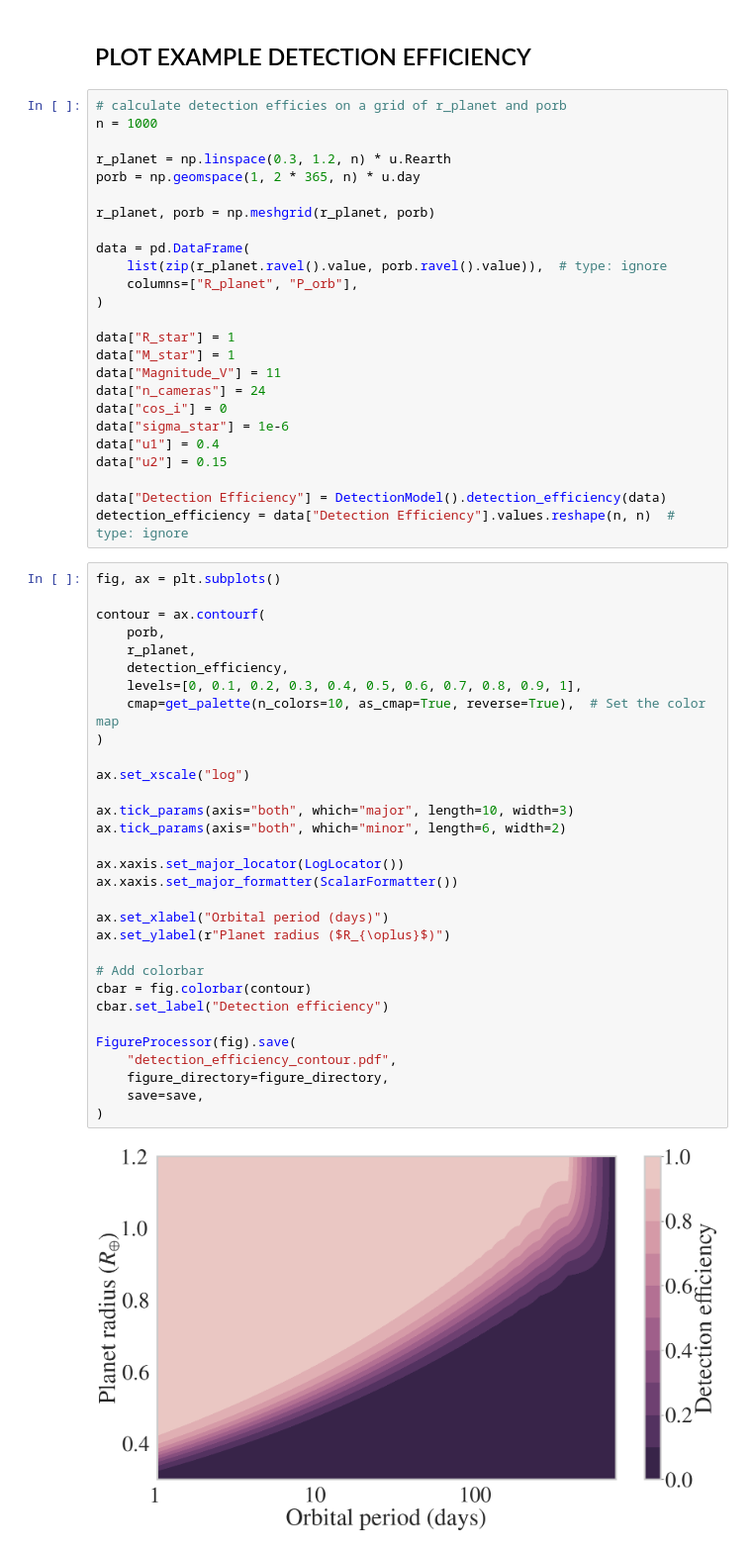
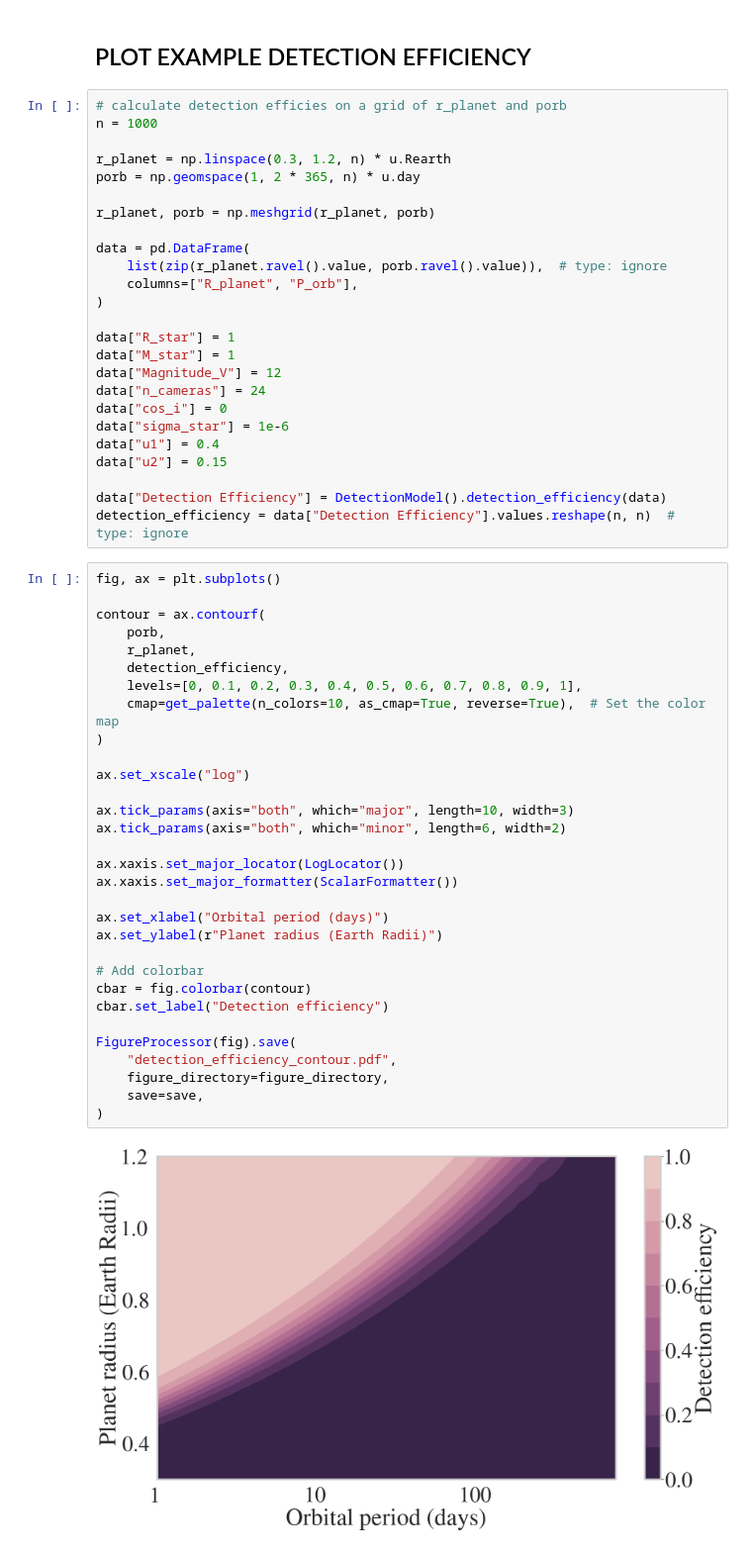
Before and after one commit to ChrisBoettner/plato, a Jupyter notebook: notebooks/05_detection_efficiency.ipynb, the cells around one changed output. Shown at 99% size. Cells and saved outputs as stored; diff of their text form.

```diff
--- a/notebooks/05_detection_efficiency.ipynb
+++ b/notebooks/05_detection_efficiency.ipynb
@@ -31,7 +38,7 @@ data = pd.DataFrame(
 
 data["R_star"] = 1
 data["M_star"] = 1
-data["Magnitude_V"] = 11
+data["Magnitude_V"] = 12
 data["n_cameras"] = 24
 data["cos_i"] = 0
 data["sigma_star"] = 1e-6
@@ -44,32 +51,32 @@ detection_efficiency = data["Detection Efficiency"].values.reshape(n, n)  # type
 fig, ax = plt.subplots()
 
 contour = ax.contourf(
     porb,
     r_planet,
     detection_efficiency,
     levels=[0, 0.1, 0.2, 0.3, 0.4, 0.5, 0.6, 0.7, 0.8, 0.9, 1],
     cmap=get_palette(n_colors=10, as_cmap=True, reverse=True),  # Set the color map
 )
 
 ax.set_xscale("log")
 
 ax.tick_params(axis="both", which="major", length=10, width=3)
 ax.tick_params(axis="both", which="minor", length=6, width=2)
 
 ax.xaxis.set_major_locator(LogLocator())
 ax.xaxis.set_major_formatter(ScalarFormatter())
 
 ax.set_xlabel("Orbital period (days)")
-ax.set_ylabel(r"Planet radius ($R_{\oplus}$)")
+ax.set_ylabel(r"Planet radius (Earth Radii)")
 
 # Add colorbar
 cbar = fig.colorbar(contour)
 cbar.set_label("Detection efficiency")
 
 FigureProcessor(fig).save(
     "detection_efficiency_contour.pdf",
     figure_directory=figure_directory,
     save=save,
 )
 # %% [output]
-[figure, old version]
+[figure, new version]
```
Also changed, not shown: parts of 5 cells of this notebook, 6 other files.
